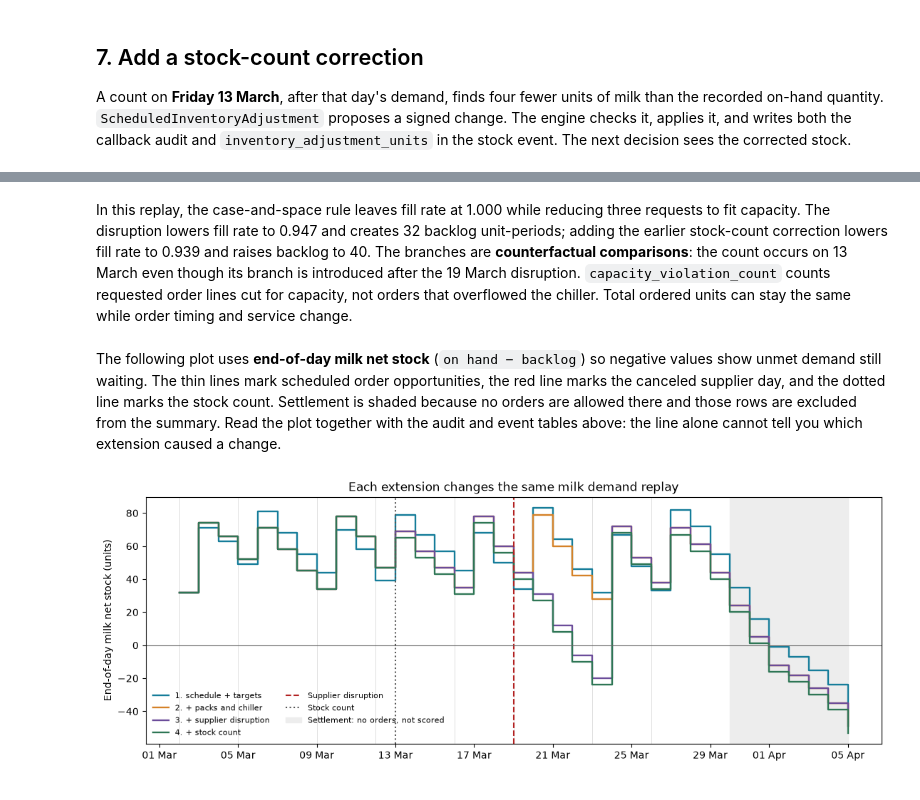
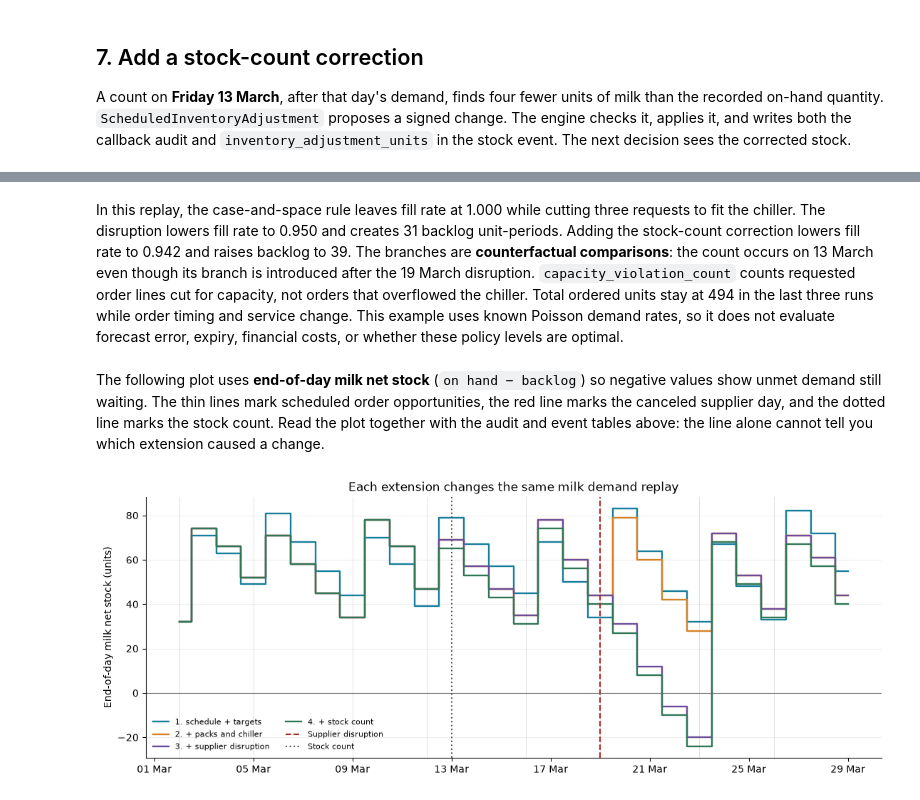
Before and after one commit to FilTheo/stockcast, a Jupyter notebook: examples/notebooks/05c_extension_points.ipynb, the cells around one changed output, grey strips where cells are left out. Drawn from its saved outputs; the diff is of its cells as text; code cells hidden in the pictures.

```diff
--- a/examples/notebooks/05c_extension_points.ipynb
+++ b/examples/notebooks/05c_extension_points.ipynb
@@ -400,17 +531,27 @@ hold_events.loc[hold_events["date"].eq(holiday),
 
 A count on **Friday 13 March**, after that day's demand, finds four fewer units of milk than the recorded on-hand quantity. `ScheduledInventoryAdjustment` proposes a signed change. The engine checks it, applies it, and writes both the callback audit and `inventory_adjustment_units` in the stock event. The next decision sees the corrected stock.
 # %%
+from stockcast.core import ScheduledInventoryAdjustment
+
 count_day = pd.Timestamp("2026-03-13")
-cycle_count = ScheduledInventoryAdjustment(pd.DataFrame({
-    "unique_id": ["milk"], "date": [count_day], "quantity_delta": [-4.0],
-    "reason": ["stock_count_correction"], "source": ["cycle_count"],
-}))
+cycle_count = ScheduledInventoryAdjustment(
+    pd.DataFrame(
+        {
+            "unique_id": ["milk"],
+            "date": [count_day],
+            "quantity_delta": [-4.0],
+            "reason": ["stock_count_correction"],
+            "source": ["cycle_count"],
+        }
+    )
+)
 full = simulate(
     OrderingConstraints([PackedShelfSpace(pack, space)]),
     callbacks=[supplier_holiday, cycle_count],
 )
 full_audit = full.to_callback_audit_frame()
 assert set(full_audit["reason"]) == {"supplier_disruption", "stock_count_correction"}
+
 full_audit[["phase", "date", "unique_id", "before_value", "after_value", "reason"]]
 # %% [output]
 |  | phase | date | unique_id | before_value | after_value | reason |
@@ -472,26 +643,34 @@ summary.round(3)
 # %% [markdown]
-In this replay, the case-and-space rule leaves fill rate at 1.000 while reducing three requests to fit capacity. The disruption lowers fill rate to 0.947 and creates 32 backlog unit-periods; adding the earlier stock-count correction lowers fill rate to 0.939 and raises backlog to 40. The branches are **counterfactual comparisons**: the count occurs on 13 March even though its branch is introduced after the 19 March disruption. `capacity_violation_count` counts requested order lines cut for capacity, not orders that overflowed the chiller. Total ordered units can stay the same while order timing and service change.
+In this replay, the case-and-space rule leaves fill rate at 1.000 while cutting three requests to fit the chiller. The disruption lowers fill rate to 0.950 and creates 31 backlog unit-periods. Adding the stock-count correction lowers fill rate to 0.942 and raises backlog to 39. The branches are **counterfactual comparisons**: the count occurs on 13 March even though its branch is introduced after the 19 March disruption. `capacity_violation_count` counts requested order lines cut for capacity, not orders that overflowed the chiller. Total ordered units stay at 494 in the last three runs while order timing and service change. This example uses known Poisson demand rates, so it does not evaluate forecast error, expiry, financial costs, or whether these policy levels are optimal.
 # %% [markdown]
-The following plot uses **end-of-day milk net stock** (`on hand − backlog`) so negative values show unmet demand still waiting. The thin lines mark scheduled order opportunities, the red line marks the canceled supplier day, and the dotted line marks the stock count. Settlement is shaded because no orders are allowed there and those rows are excluded from the summary. Read the plot together with the audit and event tables above: the line alone cannot tell you which extension caused a change.
+The following plot uses **end-of-day milk net stock** (`on hand − backlog`) so negative values show unmet demand still waiting. The thin lines mark scheduled order opportunities, the red line marks the canceled supplier day, and the dotted line marks the stock count. Read the plot together with the audit and event tables above: the line alone cannot tell you which extension caused a change.
 # %%
-fig, ax = plt.subplots(figsize=(11, 4), layout="constrained")
-colors = ["#167d9a", "#d58228", "#6b4c9a", "#2e7655"]
-for (name, result), color in zip(runs.items(), colors):
+SCENARIO_COLORS = ["#167d9a", "#d58228", "#6b4c9a", "#2e7655"]
+
+fig, ax = plt.subplots(figsize=(11, 4.2), layout="constrained")
+for (name, result), color in zip(runs.items(), SCENARIO_COLORS):
     milk = result.to_event_frame().query("unique_id == 'milk'")
-    ax.step(milk["date"], milk["ending_on_hand"] - milk["backorders_end"],
-            where="post", label=name, color=color, linewidth=1.7)
+    ax.step(
+        milk["date"],
+        milk["ending_on_hand"] - milk["backorders_end"],
+        where="mid",
+        label=name,
+        color=color,
+        linewidth=1.7,
+    )
 for p in decision_periods:
     ax.axvline(origin + pd.Timedelta(days=p + 1), color="0.88", linewidth=0.7, zorder=0)
 ax.axvline(holiday, color="#b22222", linestyle="--", label="Supplier disruption")
 ax.axvline(count_day, color="#555555", linestyle=":", label="Stock count")
-settlement_start = origin + pd.Timedelta(days=warmup + scoring + 1)
-ax.axvspan(settlement_start, demand["date"].max(), color="0.93", zorder=-1,
-           label="Settlement: no orders, not scored")
 ax.axhline(0, color="0.4", linewidth=0.8)
 ax.xaxis.set_major_formatter(mdates.DateFormatter("%d %b"))
-ax.set(ylabel="End-of-day milk net stock (units)",
-       title="Each extension changes the same milk demand replay")
+ax.set(
+    ylabel="End-of-day milk net stock (units)",
+    title="Each extension changes the same milk demand replay",
+)
+ax.grid(axis="y", alpha=0.2)
+ax.spines[["top", "right"]].set_visible(False)
 ax.legend(frameon=False, fontsize=8, ncol=2)
 plt.show()
 # %% [output]
-[figure, old version]
+[figure, new version]
```
Also changed, not shown: parts of 32 cells of this notebook.
